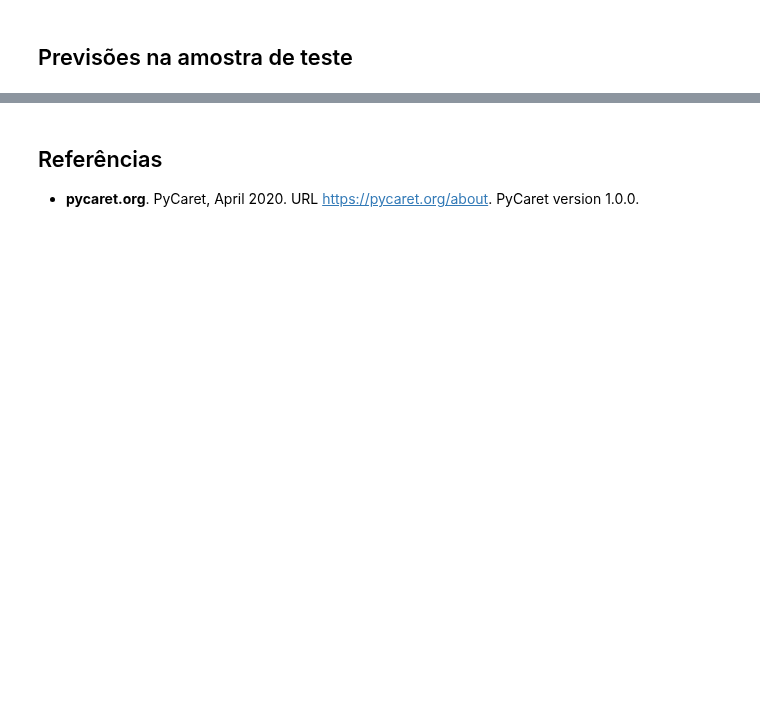
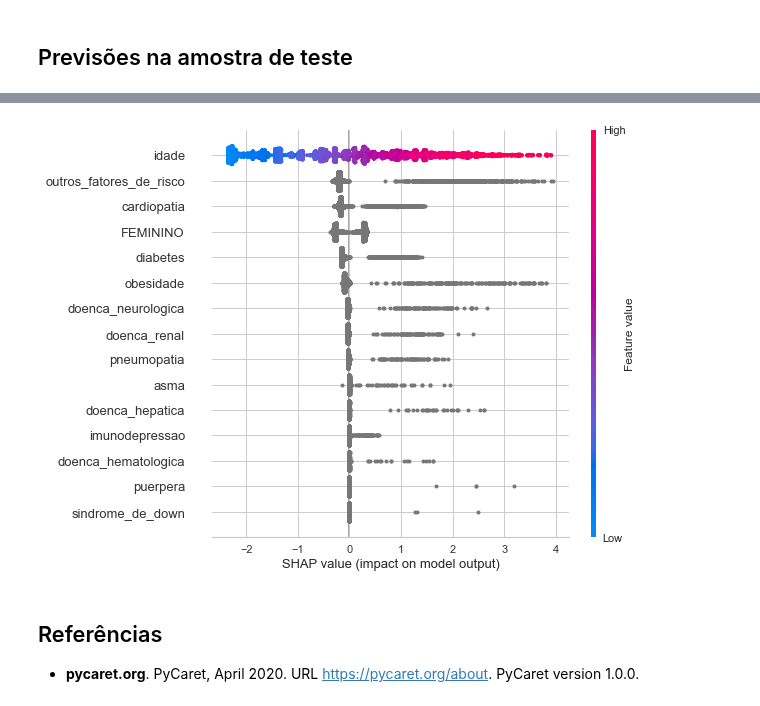
Before and after one commit to chicodias/pycaret-covid19, a Jupyter notebook: notebooks/covid-clf.ipynb, the cells around one changed output, grey strips where cells are left out. Saved outputs shown, nothing was run; the diff lists cells and outputs as text; code cells hidden in the pictures; blank space fills up the shorter version.

```diff
--- a/notebooks/covid-clf.ipynb
+++ b/notebooks/covid-clf.ipynb
@@ -86,0 +256,3 @@ unseen_predictions_ale.tail()
+# %%
+
+tuned_cat = tune_model(cat)
@@ -87,5 +273,9 @@ unseen_predictions_ale.tail()
+# %%
+final_cat = finalize_model(tuned_cat)
 # %%
-interpret_model(final_tuned_lr)
+interpret_model(final_cat)
+# %% [output]
+[figure, added]
 # %% [markdown]
 ## Referências
 
```
Also changed, not shown: parts of 17 cells of this notebook.
